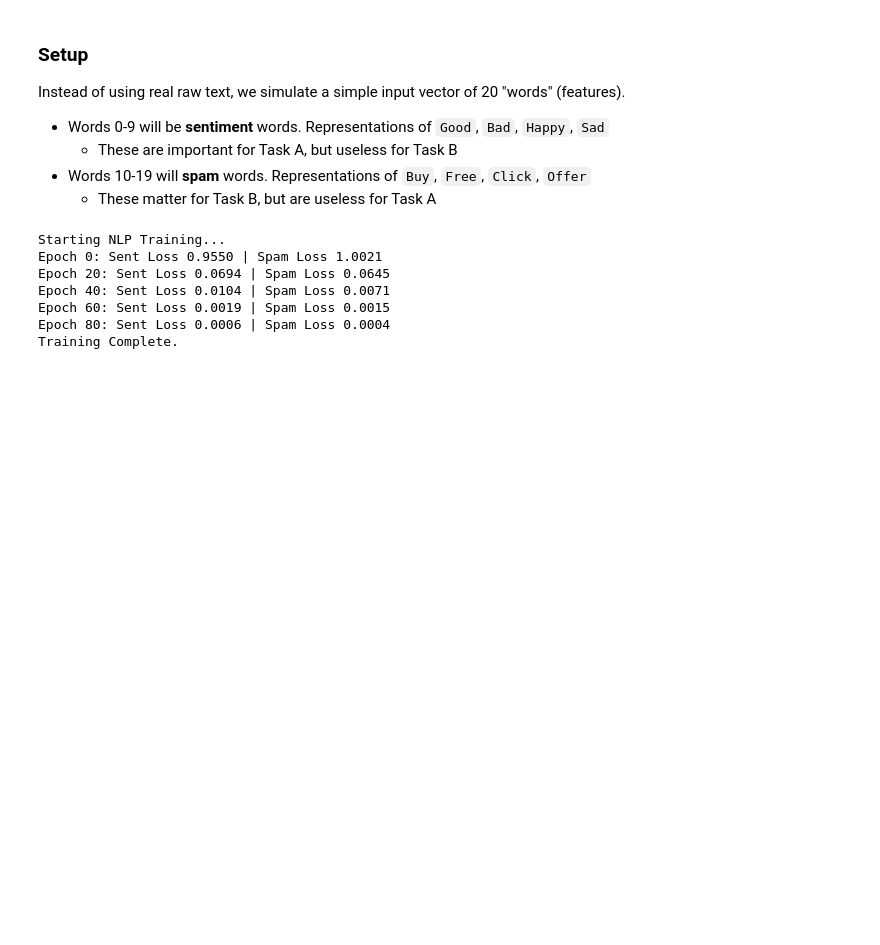
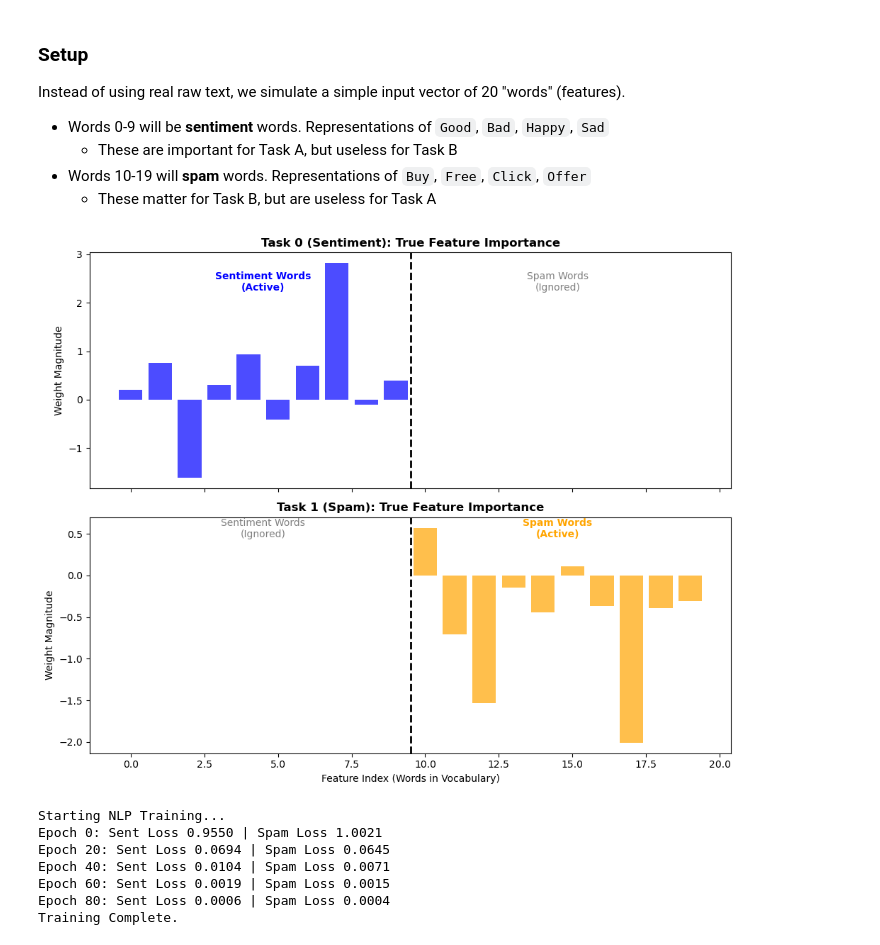
Before and after one commit to RayyanMinhaj/Adaptive-Intervention-for-MTL-and-other-Experiments, a Jupyter notebook: MTL-and-Experiments.ipynb, the cells around one changed output. Cells and saved outputs as stored; diff of their text form; code cells hidden in the pictures; blank space fills up the shorter version.

```diff
--- a/MTL-and-Experiments.ipynb
+++ b/MTL-and-Experiments.ipynb
@@ -868,6 +901,37 @@ y_spam = X_nlp @ w_spam + np.random.normal(0, 0.1, n_samples)
 
 # Stack them: Task 0 = Sentiment, Task 1 = Spam
 y_nlp = np.stack([y_sentiment, y_spam], axis=1)
+# %%
+fig, ax = plt.subplots(2, 1, figsize=(10, 8), sharex=True)
+features = range(n_features)
+
+# Plot 1: Sentiment Weights
+# We expect bars for 0-9, and FLAT LINE for 10-19
+ax[0].bar(features, w_sentiment, color='blue', alpha=0.7)
+ax[0].set_title('Task 0 (Sentiment): True Feature Importance', fontsize=12, fontweight='bold')
+ax[0].set_ylabel('Weight Magnitude')
+
+# vertical divider line
+ax[0].axvline(x=9.5, color='black', linestyle='--', linewidth=2)
+ax[0].text(4.5, max(w_sentiment)*0.8, "Sentiment Words\n(Active)", ha='center', fontweight='bold', color='blue')
+ax[0].text(14.5, max(w_sentiment)*0.8, "Spam Words\n(Ignored)", ha='center', color='gray')
+
+# Plot 2: Spam Weights
+# We expect FLAT LINE for 0-9, and bars for 10-19
+ax[1].bar(features, w_spam, color='orange', alpha=0.7)
+ax[1].set_title('Task 1 (Spam): True Feature Importance', fontsize=12, fontweight='bold')
+ax[1].set_ylabel('Weight Magnitude')
+ax[1].set_xlabel('Feature Index (Words in Vocabulary)')
+
+# vertical divider line
+ax[1].axvline(x=9.5, color='black', linestyle='--', linewidth=2)
+ax[1].text(4.5, max(w_spam)*0.8, "Sentiment Words\n(Ignored)", ha='center', color='gray')
+ax[1].text(14.5, max(w_spam)*0.8, "Spam Words\n(Active)", ha='center', fontweight='bold', color='orange')
+
+plt.tight_layout()
+plt.show()
+# %% [output]
+[figure, added]
 # %%
 # Convert to PyTorch & Normalize
 X_nlp = torch.tensor(X_nlp, dtype=torch.float32)
```
Also changed, not shown: parts of 2 cells of this notebook.
